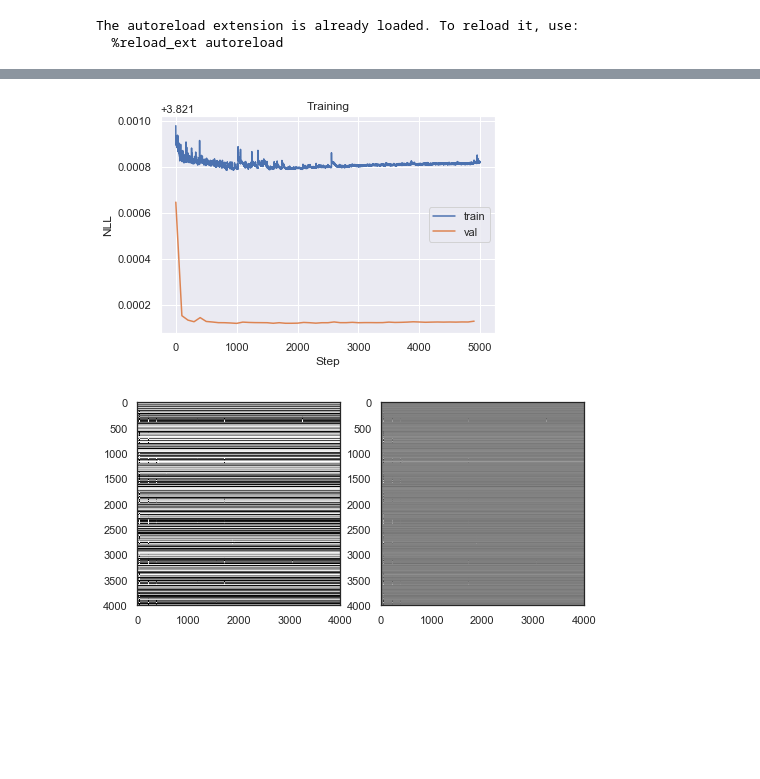
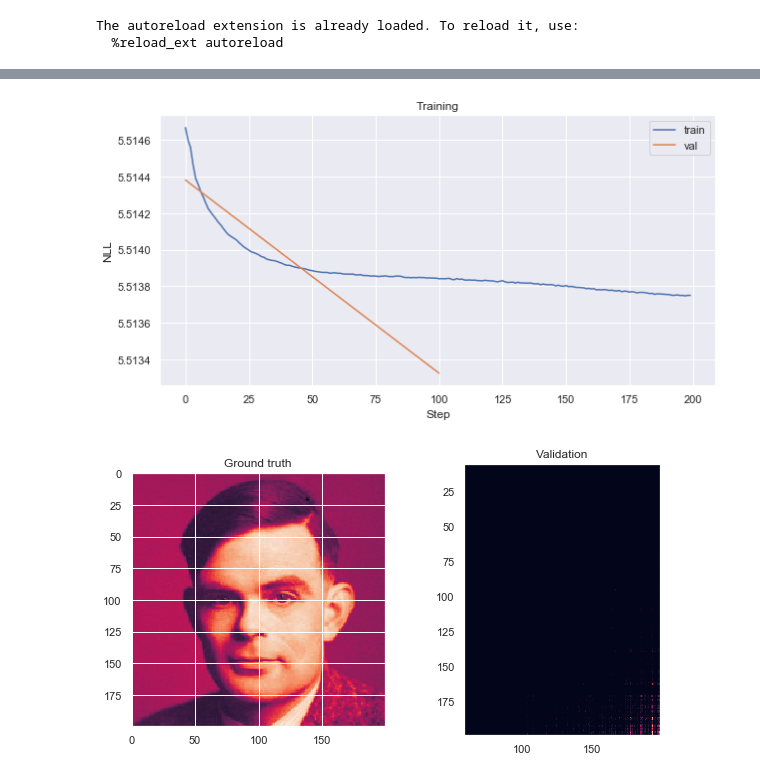
Before and after one commit to mdiephuis/Berkeley-cs294-158, a Jupyter notebook: hw1/HW1_MADE.ipynb, the cells around one changed output, grey strips where cells are left out. Drawn from its saved outputs; the diff is of its cells as text; code cells hidden in the pictures; blank space fills up the shorter version.

```diff
--- a/hw1/HW1_MADE.ipynb
+++ b/hw1/HW1_MADE.ipynb
@@ -111,7 +149,7 @@ class MaskedLinear(nn.Linear):
         return F.linear(x, self.mask * self.weight, self.bias)
 
     def set_mask(self, mask):
-        mask = torch.from_numpy(mask.astype(np.uint8).T)
+        mask = torch.from_numpy(mask.astype(np.uint8).T).type(torch.FloatTensor)
         if not (self.mask.data.size() == mask.size()):
             print(self.mask.data.size())
             print(mask.data.size())
@@ -122,6 +160,7 @@ class MaskedLinear(nn.Linear):
         init.kaiming_uniform_(self.weight)
         if self.bias is not None:
             init.zeros_(self.bias)
+
 
 class MADE1(nn.Module):
     def __init__(self, d, n_classes, hidden_sizes, shuffle_input=False):
@@ -180,12 +219,14 @@ d = 2
 n_classes = 200
 input_size = d * n_classes
 hidden_sizes = [400, 200, 400]
+hidden_sizes = [200]
 
 model = MADE1(d, n_classes, hidden_sizes, False)
 
 optim = Adam(model.parameters(), lr=0.001)
 loss_fn = loss_NLL
-n_epochs = 5000
+loss_fn = nn_loss2
+n_epochs = 200
 
 train = torch.from_numpy(train).type(torch.LongTensor)
 valid = torch.from_numpy(valid).type(torch.LongTensor)
@@ -199,17 +240,19 @@ for epoch in range(0, n_epochs):
         v_loss = train_validate(model, valid, input_size, n_classes, optim, loss_fn, train=False)
         val_loss.append(v_loss)
 # %%
-sns.set()
+# sns.set()
 plt.plot(np.arange(len(train_loss)), train_loss, label='train')
 plt.plot(np.arange(0, len(val_loss) * 100, 100), val_loss, label='val')
 plt.title('Training')
 plt.xlabel('Step')
 plt.ylabel('NLL')
 plt.legend()
 plt.grid(True)
 # %% [output]
-[figure, old version]
+[figure, new version]
 # %%
+# FIX THIS, perhas try the HW1_1 approach with 1D output
+# FIX made for different output dimensions!
 import cv2
 
 grid = np.asarray([(x, y) for x in range(200) for y in range(200)])
@@ -220,24 +263,25 @@ x2 = one_hot(grid[:, 1].unsqueeze(1), 200)
 
 x = torch.cat((x1, x2), dim=1).unsqueeze(1)
 
-draw = model(x)
+xhat = model(x)
 
-draw = draw.detach().numpy()
+xhat = xhat.detach().numpy()
 
-draw = draw.reshape((4000, 4000)).T
-draw *= -1
-im = 255*(draw - np.min(draw)) / (np.max(draw) - np.min(draw))
+x1_hat = xhat[:, 0, :]
+x2_hat = xhat[:, 1, :]
 
-plt.rcParams['figure.figsize'] = 8, 8
-with sns.axes_style('white'):
-    fig, axis = plt.subplots(nrows=1, ncols=2)
+x1_labels = hot2label_np(x1_hat)
+x2_labels = hot2label_np(x2_hat)
 
-    axis[0].imshow(cv2.equalizeHist(im.astype(np.uint8)), cmap='gray')
-    axis[0].set_title('')
+plt.rcParams['figure.figsize'] = 10, 5
+fig, axis = plt.subplots(nrows=1, ncols=2)
 
-    axis[1].imshow(im, cmap='gray')
-    axis[1].set_title('')
+axis[0].imshow(p_x)
+axis[0].set_title('Ground truth')
 
-plt.grid(False)
+axis[1].hist2d(x1_labels, x2_labels, bins=[200, 200])
+axis[1].set_title('Validation')
+axis[1].set_aspect('equal', 'box')
+axis[1].invert_yaxis()
 # %% [output]
-[figure, old version]
+[figure, new version]
```
Also changed, not shown: parts of 2 cells of this notebook.
